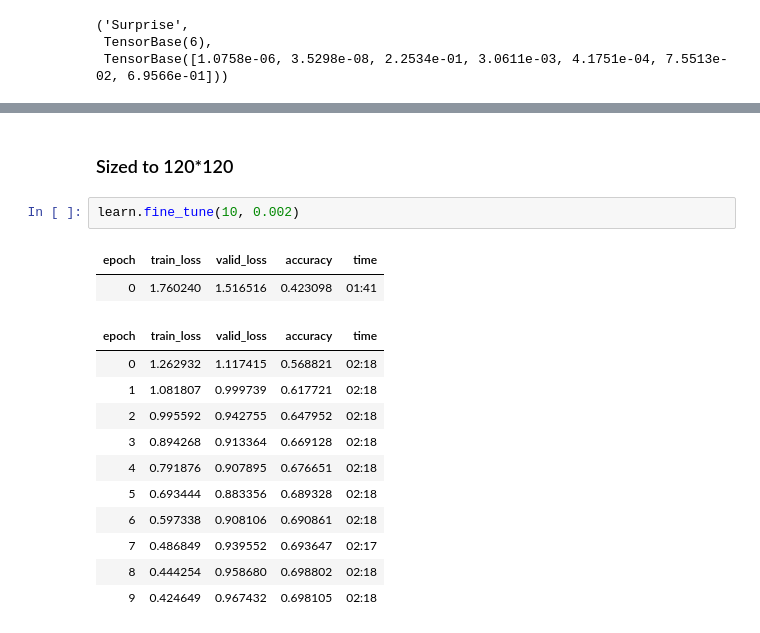
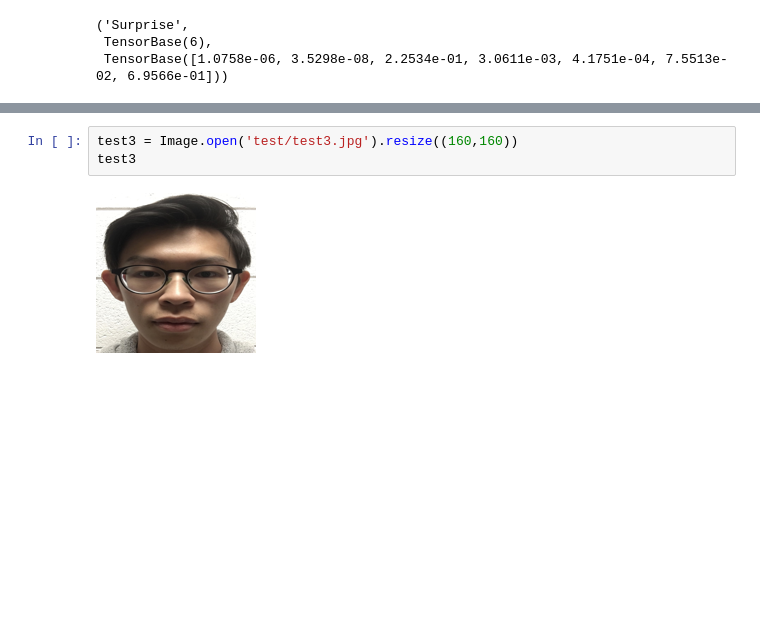
Before and after one commit to peterpeng07/CS344FinalProject, a Jupyter notebook: Final Model.ipynb, the cells around one changed output, grey strips where cells are left out. Saved outputs shown, nothing was run; the diff lists cells and outputs as text; blank space fills up the shorter version.

```diff
--- a/Final Model.ipynb
+++ b/Final Model.ipynb
@@ -198,18 +190,5 @@ mod.predict(numpy.array(test2))
-# %% [markdown]
-### Sized to 120*120
-# %%
-learn.fine_tune(10, 0.002)
-# %% [output]
-| epoch | train_loss | valid_loss | accuracy | time |
-| 0 | 1.760240 | 1.516516 | 0.423098 | 01:41 |
-| epoch | train_loss | valid_loss | accuracy | time |
-| 0 | 1.262932 | 1.117415 | 0.568821 | 02:18 |
-| 1 | 1.081807 | 0.999739 | 0.617721 | 02:18 |
-| 2 | 0.995592 | 0.942755 | 0.647952 | 02:18 |
-| 3 | 0.894268 | 0.913364 | 0.669128 | 02:18 |
-| 4 | 0.791876 | 0.907895 | 0.676651 | 02:18 |
-| 5 | 0.693444 | 0.883356 | 0.689328 | 02:18 |
-| 6 | 0.597338 | 0.908106 | 0.690861 | 02:18 |
-| 7 | 0.486849 | 0.939552 | 0.693647 | 02:17 |
-| 8 | 0.444254 | 0.958680 | 0.698802 | 02:18 |
-| 9 | 0.424649 | 0.967432 | 0.698105 | 02:18 |
+# %%
+test3 = Image.open('test/test3.jpg').resize((160,160))
+test3
+# %% [output]
+[figure, added]
```
Also changed, not shown: parts of 10 cells of this notebook, 4 other files.
